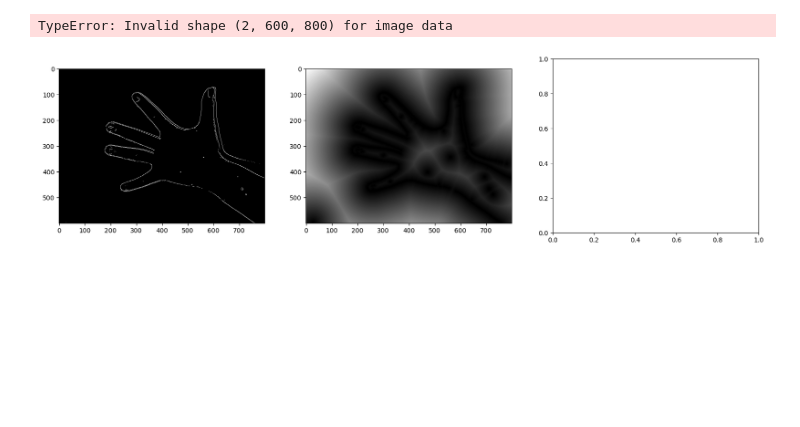
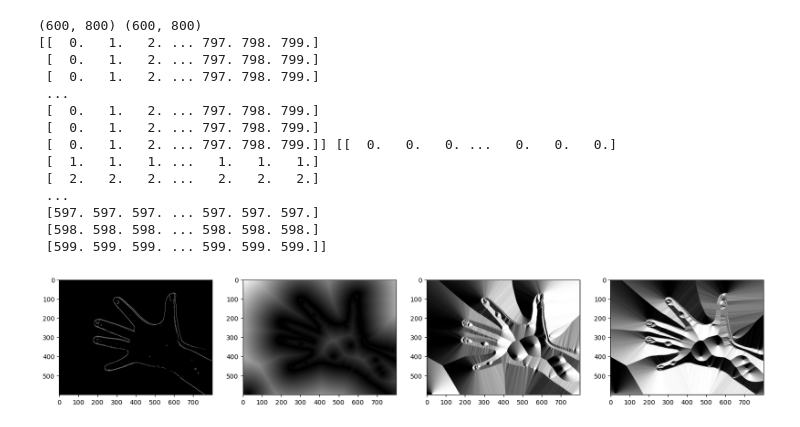
Before and after one commit to Patschwemm/CV_Course, a Jupyter notebook: Sheet07/sheet07.ipynb, the cells around one changed output. Drawn from its saved outputs; the diff is of its cells as text; code cells hidden in the pictures; blank space fills up the shorter version.

```diff
--- a/Sheet07/sheet07.ipynb
+++ b/Sheet07/sheet07.ipynb
@@ -7,13 +7,24 @@ def icp():
 
     return
 
-def correspondences(w, E, D, G):
+def correspondences(wx, wy, E, D, Gx, Gy):
     # w weights (pixel)
     # E edges binary
     # D distances
     # G gradient
-    pass
 
+
+
+def compute_w(img):
+    # construct the weights like in lecutre
+    arr_x = []
+    arr_y = []
+    for i in range(img.shape[0]):
+        arr_x.append(np.arange(0, img.shape[1], 1))
+        arr_y.append(np.array([i] * img.shape[1]))
+    wx = np.array(arr_x)
+    wy = np.array(arr_y)
+    return wx, wy
 
 def compute_E(img):
     E = cv.Canny(img, 120, 120)
@@ -28,25 +39,44 @@ def compute_D(edges_binary):
 def compute_G(distances):
     # compute gradient from distances
     kernel = np.array([-1, 0, 1])
-    grad_x = cv.filter2D(distances, ddepth=-1, kernel=kernel)
-    grad_y = cv.filter2D(distances, ddepth=-1, kernel=kernel.T)
+    null_kernel = np.array([0, 1, 0])
+    grad_x = cv.sepFilter2D(distances, ddepth=-1, kernelX=kernel, kernelY=null_kernel)
+    grad_y = cv.sepFilter2D(distances, ddepth=-1, kernelX=null_kernel, kernelY=kernel)
 
     return grad_x, grad_y
 # %%
 # hand_landmarks.txt adjusted because of stange format of the landmarsk for np textload
 hand_landmarks = np.loadtxt("data/hand_landmarks.txt")
 hand_img = cv.imread("./data/hand.jpg")
 
 E = compute_E(hand_img)
 D = compute_D(E)
-G = compute_G(D)
+Gx, Gy = compute_G(D)
+wx, wy = compute_w(hand_img)
 
-_, ax = plt.subplots(1, 3, figsize=(20,5))
+correspondences(wx, wy, E, D, Gx, Gy)
+
+_, ax = plt.subplots(1, 4, figsize=(20,5))
 ax[0].imshow(E, cmap="gray")
 ax[1].imshow(D, cmap="gray")
-ax[1].imshow(G, cmap="gray")
+ax[2].imshow(gx, cmap="gray")
+ax[3].imshow(gy, cmap="gray")
+
 
 icp()
 # %% [output]
-TypeError: Invalid shape (2, 600, 800) for image data
+(600, 800) (600, 800)
+[[  0.   1.   2. ... 797. 798. 799.]
+ [  0.   1.   2. ... 797. 798. 799.]
+ [  0.   1.   2. ... 797. 798. 799.]
+ ...
+ [  0.   1.   2. ... 797. 798. 799.]
+ [  0.   1.   2. ... 797. 798. 799.]
+ [  0.   1.   2. ... 797. 798. 799.]] [[  0.   0.   0. ...   0.   0.   0.]
+ [  1.   1.   1. ...   1.   1.   1.]
+ [  2.   2.   2. ...   2.   2.   2.]
+ ...
+ [597. 597. 597. ... 597. 597. 597.]
+ [598. 598. 598. ... 598. 598. 598.]
+ [599. 599. 599. ... 599. 599. 599.]]
-[figure, old version]
+[figure, new version]
```
